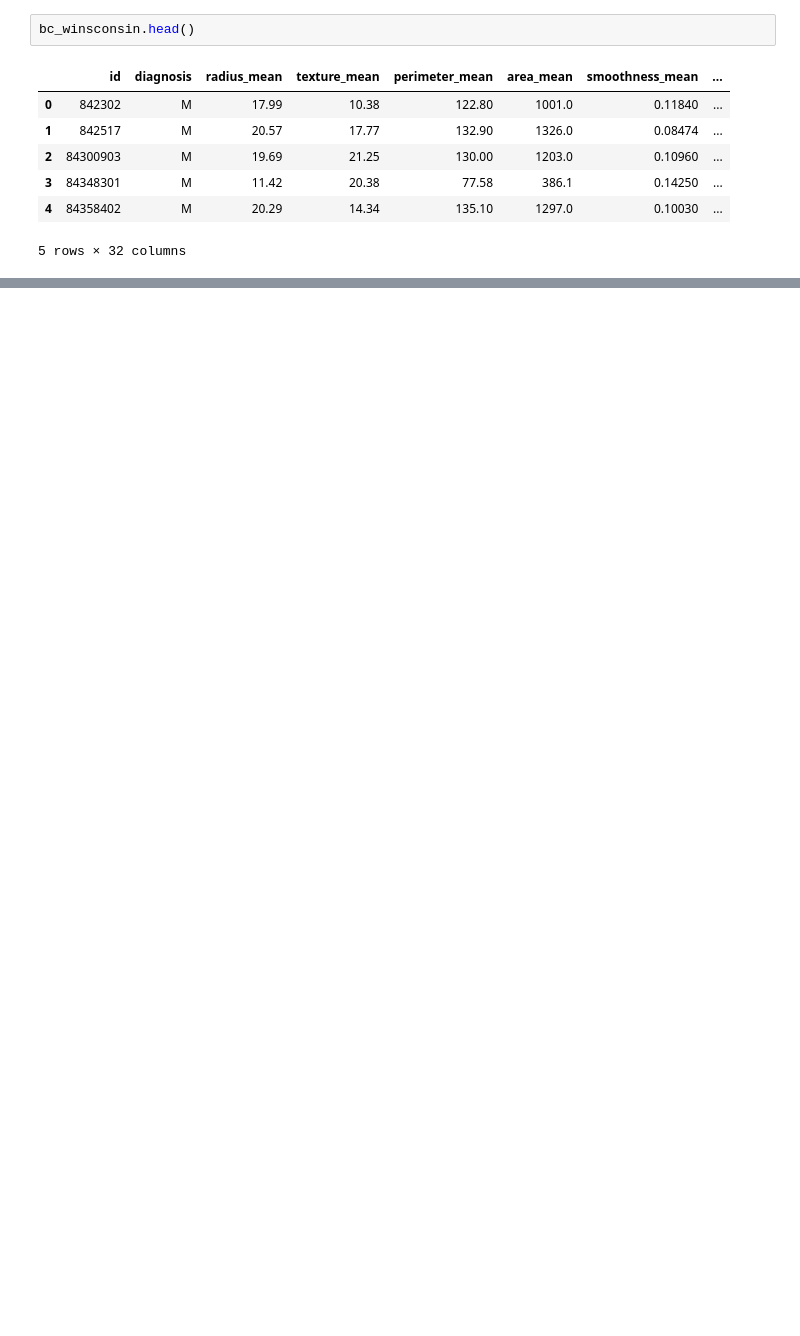
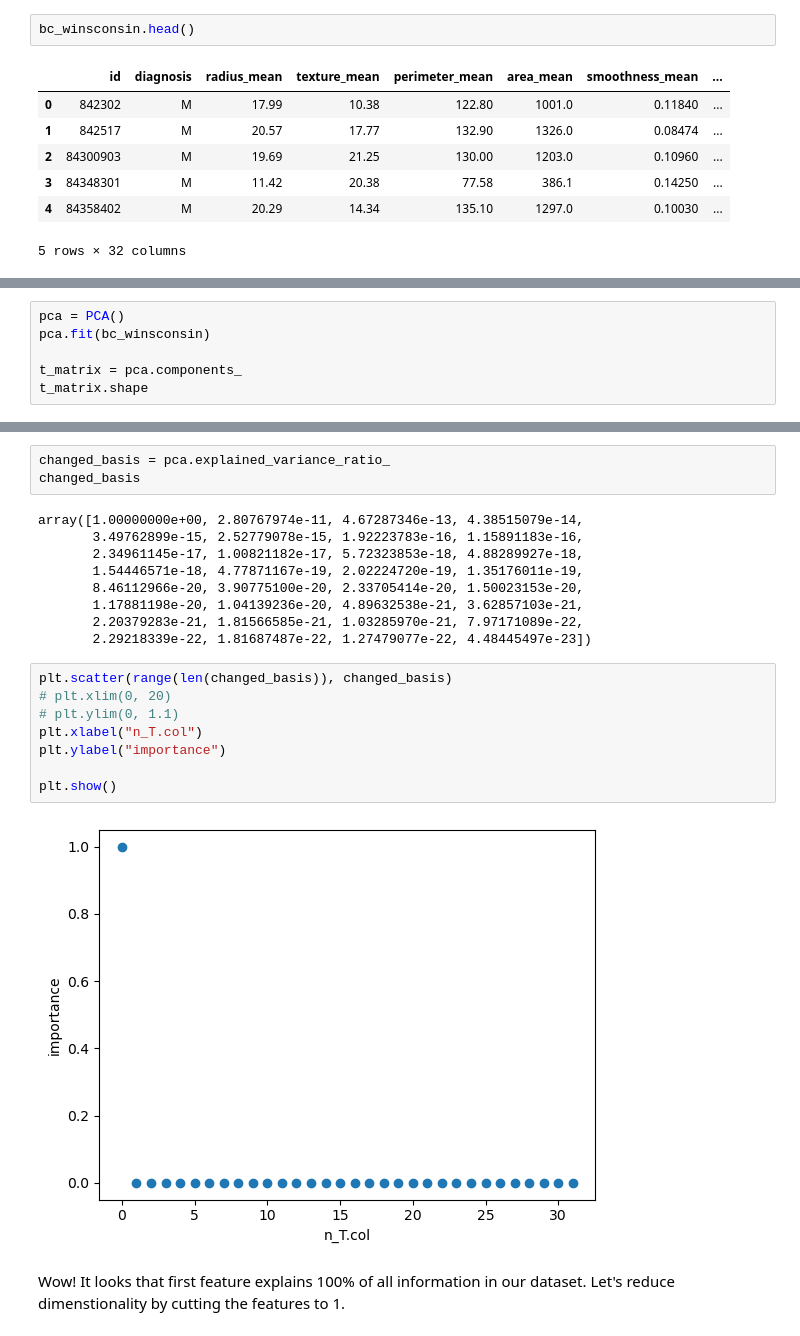
Before and after one commit to joohoho/Breast-Cancer-, a Jupyter notebook: Course_Project_Breast_Cancer.ipynb, the cells around one changed output, grey strips where cells are left out. Saved outputs shown, nothing was run; the diff lists cells and outputs as text; blank space fills up the shorter version.

```diff
--- a/Course_Project_Breast_Cancer.ipynb
+++ b/Course_Project_Breast_Cancer.ipynb
@@ -341,0 +520,6 @@ array(['M', 'B'], dtype=object)
+# %%
+pca = PCA()
+pca.fit(bc_winsconsin)
+
+t_matrix = pca.components_
+t_matrix.shape
@@ -341,0 +541,24 @@ array(['M', 'B'], dtype=object)
+# %%
+changed_basis = pca.explained_variance_ratio_
+changed_basis
+# %% [output]
+array([1.00000000e+00, 2.80767974e-11, 4.67287346e-13, 4.38515079e-14,
+       3.49762899e-15, 2.52779078e-15, 1.92223783e-16, 1.15891183e-16,
+       2.34961145e-17, 1.00821182e-17, 5.72323853e-18, 4.88289927e-18,
+       1.54446571e-18, 4.77871167e-19, 2.02224720e-19, 1.35176011e-19,
+       8.46112966e-20, 3.90775100e-20, 2.33705414e-20, 1.50023153e-20,
+       1.17881198e-20, 1.04139236e-20, 4.89632538e-21, 3.62857103e-21,
+       2.20379283e-21, 1.81566585e-21, 1.03285970e-21, 7.97171089e-22,
+       2.29218339e-22, 1.81687487e-22, 1.27479077e-22, 4.48445497e-23])
+# %%
+plt.scatter(range(len(changed_basis)), changed_basis)
+# plt.xlim(0, 20)
+# plt.ylim(0, 1.1)
+plt.xlabel("n_T.col")
+plt.ylabel("importance")
+
+plt.show()
+# %% [output]
+[figure, added]
+# %% [markdown]
+Wow! It looks that first feature explains 100% of all information in our dataset. Let's reduce dimenstionality by cutting the features to 1.
```
Also changed, not shown: parts of 60 cells of this notebook.
